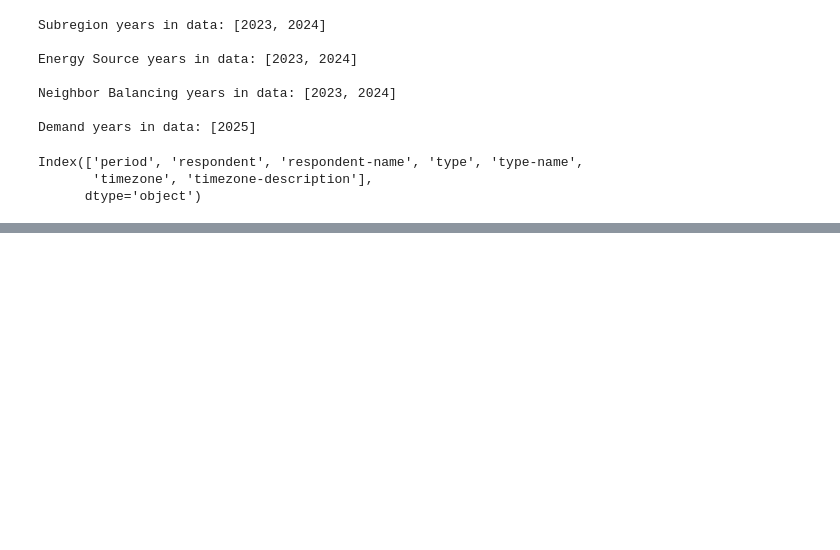
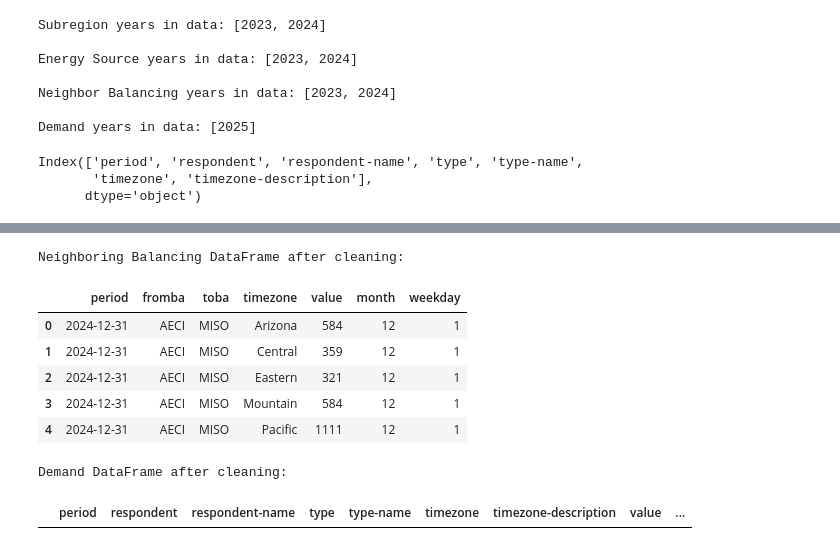
Before and after one commit to dnguyen-1/ADS508TeamProject, a Jupyter notebook: gridAI.ipynb, the cells around one changed output, grey strips where cells are left out. Saved outputs shown, nothing was run; the diff lists cells and outputs as text; code cells hidden in the pictures; blank space fills up the shorter version.

```diff
--- a/gridAI.ipynb
+++ b/gridAI.ipynb
@@ -296,0 +360,48 @@ Index(['period', 'respondent', 'respondent-name', 'type', 'type-name',
+# %%
+# --- Neighboring Balancing Dataset ---
+query_neighboring = "SELECT * FROM ecodataaidatabase.neighboring_bal"
+df_neighboring_bal = pd.read_sql(query_neighboring, conn)
+
+# Clean: drop unnecessary columns
+df_neighboring_bal.drop(columns=['fromba-name', 'toba-name', 'value-units'], inplace=True)
+
+# Scrub: drop duplicates and rows missing critical fields
+df_neighboring_bal.drop_duplicates(inplace=True)
+df_neighboring_bal.dropna(subset=['period', 'value', 'fromba', 'toba'], inplace=True)
+
+# Feature engineering: convert period to datetime and add new features
+df_neighboring_bal['period'] = pd.to_datetime(df_neighboring_bal['period'])
+df_neighboring_bal['month'] = df_neighboring_bal['period'].dt.month
+df_neighboring_bal['weekday'] = df_neighboring_bal['period'].dt.weekday
+
+# Preview
+print("Neighboring Balancing DataFrame after cleaning:")
+display(df_neighboring_bal.head())
+# %% [output]
+Neighboring Balancing DataFrame after cleaning:
+|  | period | fromba | toba | timezone | value | month | weekday |
+| 0 | 2024-12-31 | AECI | MISO | Arizona | 584 | 12 | 1 |
+| 1 | 2024-12-31 | AECI | MISO | Central | 359 | 12 | 1 |
+| 2 | 2024-12-31 | AECI | MISO | Eastern | 321 | 12 | 1 |
+| 3 | 2024-12-31 | AECI | MISO | Mountain | 584 | 12 | 1 |
+| 4 | 2024-12-31 | AECI | MISO | Pacific | 1111 | 12 | 1 |
+# %%
+# --- Demand Dataset ---
+query_demand = "SELECT * FROM ecodataaidatabase.demand"
+df_demand = pd.read_sql(query_demand, conn)
+
+# Scrub: drop duplicates and rows missing critical fields
+df_demand.drop_duplicates(inplace=True)
+df_demand.dropna(subset=['period', 'value'], inplace=True)
+
+# Feature engineering: convert period to datetime and add new features
+df_demand['period'] = pd.to_datetime(df_demand['period'])
+df_demand['month'] = df_demand['period'].dt.month
+df_demand['weekday'] = df_demand['period'].dt.weekday
+
+# Preview
+print("Demand DataFrame after cleaning:")
+display(df_demand.head())
+# %% [output]
+Demand DataFrame after cleaning:
+|  | period | respondent | respondent-name | type | type-name | timezone | timezone-description | value | ... |
```
Also changed, not shown: parts of 6 cells of this notebook.
